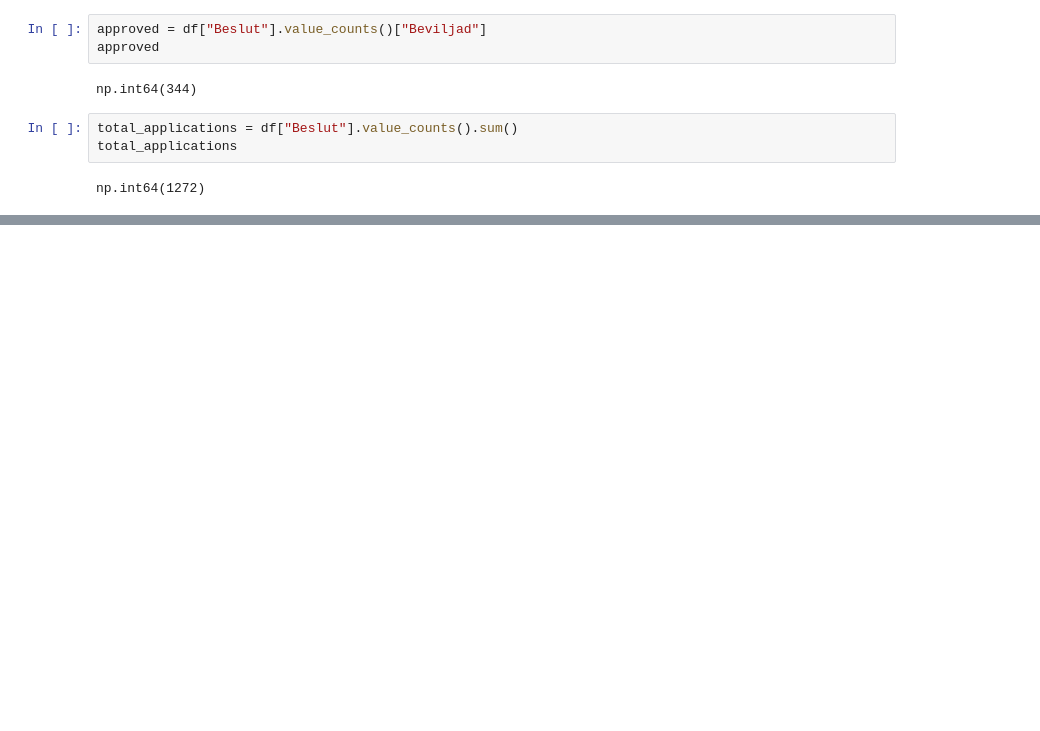
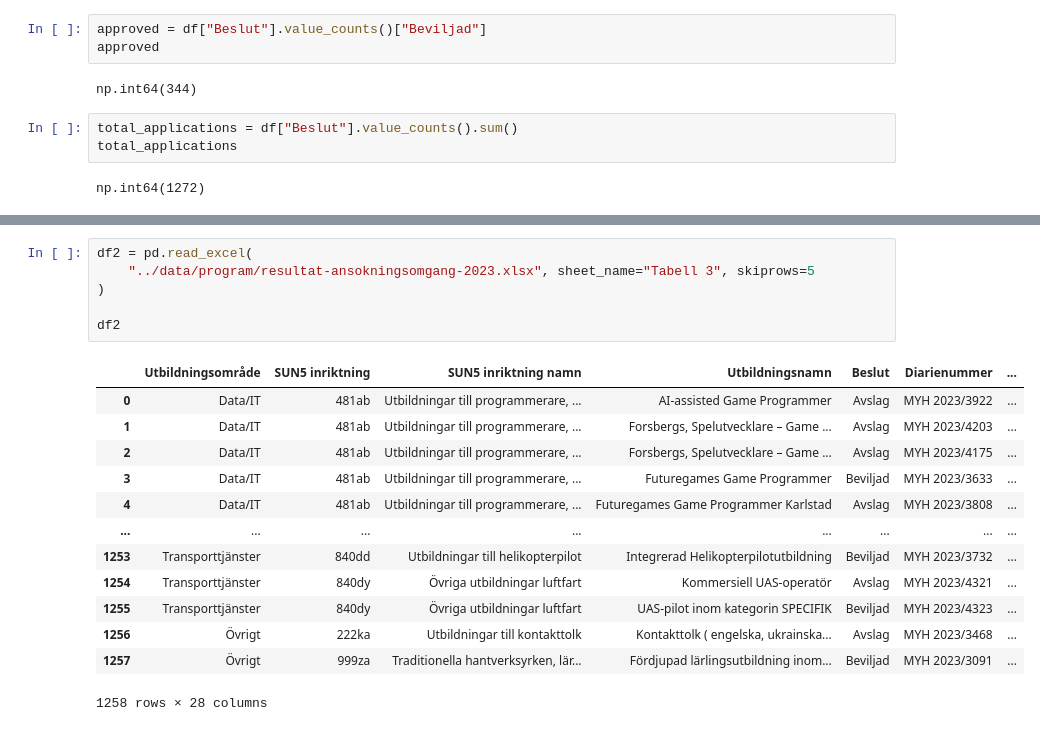
Before and after one commit to AntonBackeus/DataVisualisering_Projekt_YhKollen_G1, a Jupyter notebook: eda/anton_eda.ipynb, the cells around one changed output, grey strips where cells are left out. Saved outputs shown, nothing was run; the diff lists cells and outputs as text; blank space fills up the shorter version.

```diff
--- a/eda/anton_eda.ipynb
+++ b/eda/anton_eda.ipynb
@@ -202,0 +215,20 @@ fig.show()
+# %%
+df2 = pd.read_excel(
+    "../data/program/resultat-ansokningsomgang-2023.xlsx", sheet_name="Tabell 3", skiprows=5
+)
+
+df2
+# %% [output]
+|  | Utbildningsområde | SUN5 inriktning | SUN5 inriktning namn | Utbildningsnamn | Beslut | Diarienummer | ... |
+| 0 | Data/IT | 481ab | Utbildningar till programmerare, ... | AI-assisted Game Programmer | Avslag | MYH 2023/3922 | ... |
+| 1 | Data/IT | 481ab | Utbildningar till programmerare, ... | Forsbergs, Spelutvecklare – Game ... | Avslag | MYH 2023/4203 | ... |
+| 2 | Data/IT | 481ab | Utbildningar till programmerare, ... | Forsbergs, Spelutvecklare – Game ... | Avslag | MYH 2023/4175 | ... |
+| 3 | Data/IT | 481ab | Utbildningar till programmerare, ... | Futuregames Game Programmer | Beviljad | MYH 2023/3633 | ... |
+| 4 | Data/IT | 481ab | Utbildningar till programmerare, ... | Futuregames Game Programmer Karlstad | Avslag | MYH 2023/3808 | ... |
+| ... | ... | ... | ... | ... | ... | ... | ... |
+| 1253 | Transporttjänster | 840dd | Utbildningar till helikopterpilot | Integrerad Helikopterpilotutbildning | Beviljad | MYH 2023/3732 | ... |
+| 1254 | Transporttjänster | 840dy | Övriga utbildningar luftfart | Kommersiell UAS-operatör | Avslag | MYH 2023/4321 | ... |
+| 1255 | Transporttjänster | 840dy | Övriga utbildningar luftfart | UAS-pilot inom kategorin SPECIFIK | Beviljad | MYH 2023/4323 | ... |
+| 1256 | Övrigt | 222ka | Utbildningar till kontakttolk | Kontakttolk ( engelska, ukrainska... | Avslag | MYH 2023/3468 | ... |
+| 1257 | Övrigt | 999za | Traditionella hantverksyrken, lär... | Fördjupad lärlingsutbildning inom... | Beviljad | MYH 2023/3091 | ... |
+1258 rows × 28 columns
```
Also changed, not shown: parts of 9 cells of this notebook.
